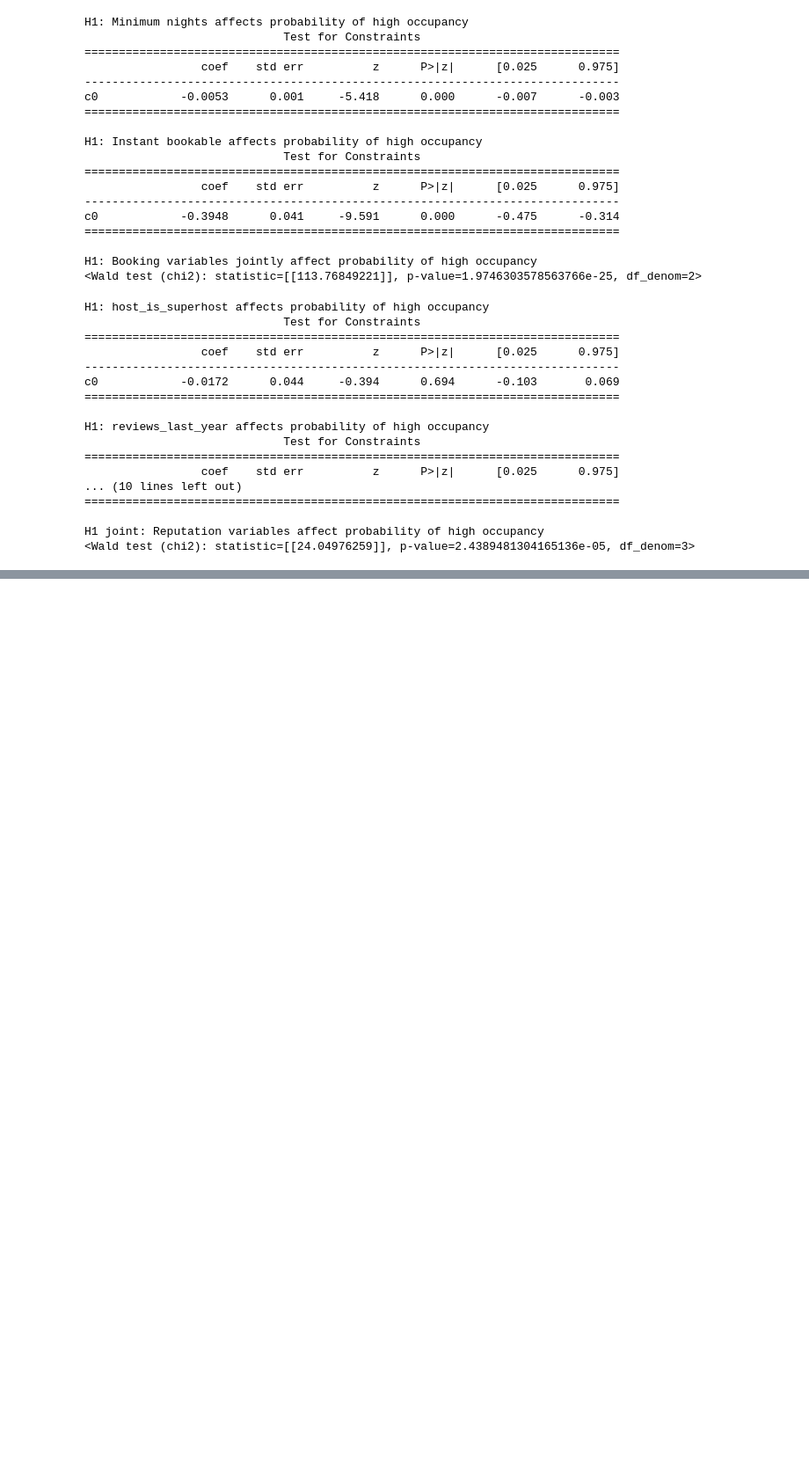
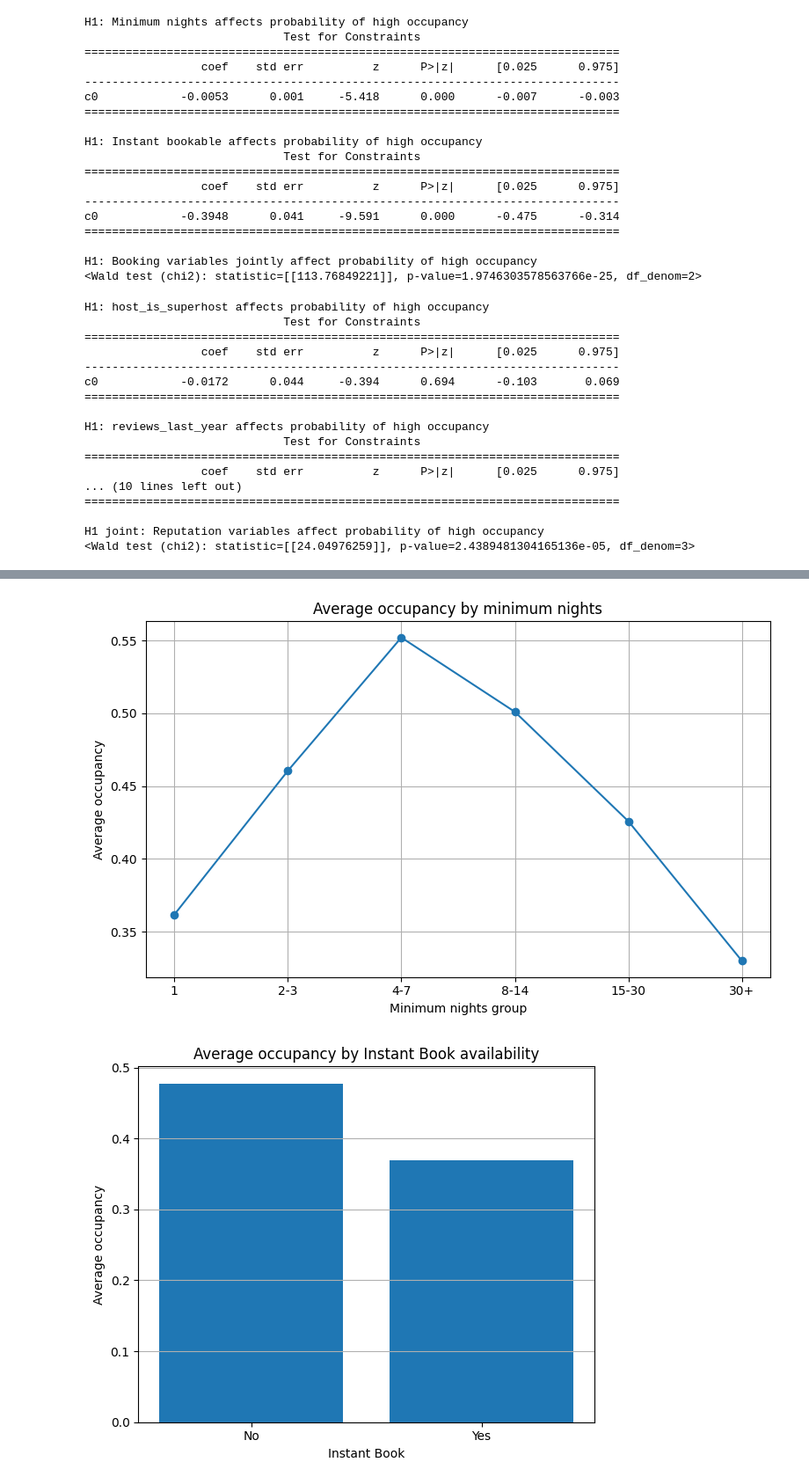
Before and after one commit to anna-kryvulia/Econometrics_project_Airbnb, a Jupyter notebook: occupancy_model.ipynb, the cells around one changed output, grey strips where cells are left out. Shown at 88% size. Cells and saved outputs as stored; diff of their text form; code cells hidden in the pictures; blank space fills up the shorter version.

```diff
--- a/occupancy_model.ipynb
+++ b/occupancy_model.ipynb
@@ -742,0 +762,33 @@ H1 joint: Reputation variables affect probability of high occupancy
+# %%
+
+df_plot = df[['minimum_nights', 'instant_bookable', 'occupancy']].dropna().copy()
+
+bins = [0, 1, 3, 7, 14, 30, df_plot['minimum_nights'].max()]
+labels = ['1', '2-3', '4-7', '8-14', '15-30', '30+']
+df_plot['min_nights_group'] = pd.cut(df_plot['minimum_nights'], bins=bins, labels=labels, include_lowest=True)
+
+occ_by_min_nights = df_plot.groupby('min_nights_group', observed=False)['occupancy'].mean()
+
+plt.figure(figsize=(8, 5))
+plt.plot(occ_by_min_nights.index.astype(str), occ_by_min_nights.values, marker='o')
+plt.xlabel('Minimum nights group')
+plt.ylabel('Average occupancy')
+plt.title('Average occupancy by minimum nights')
+plt.grid(True)
+plt.tight_layout()
+plt.show()
+
+instant_book_plot = df_plot.groupby('instant_bookable', observed=False)['occupancy'].mean().reset_index()
+instant_book_plot['instant_bookable'] = instant_book_plot['instant_bookable'].map({0: 'No', 1: 'Yes'})
+
+plt.figure(figsize=(6, 5))
+plt.bar(instant_book_plot['instant_bookable'], instant_book_plot['occupancy'])
+plt.xlabel('Instant Book')
+plt.ylabel('Average occupancy')
+plt.title('Average occupancy by Instant Book availability')
+plt.grid(axis='y')
+plt.tight_layout()
+plt.show()
+# %% [output]
+[figure, added]
+[figure, added]
```
Also changed, not shown: parts of 11 cells of this notebook, 1 other file.
